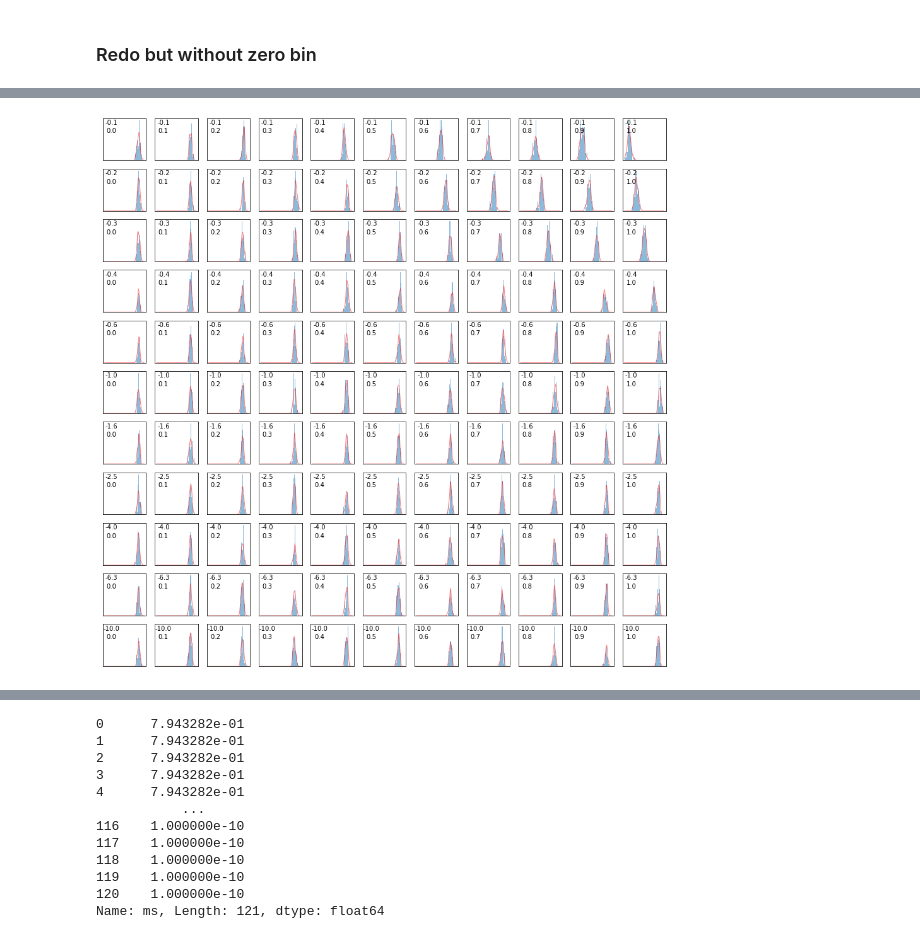
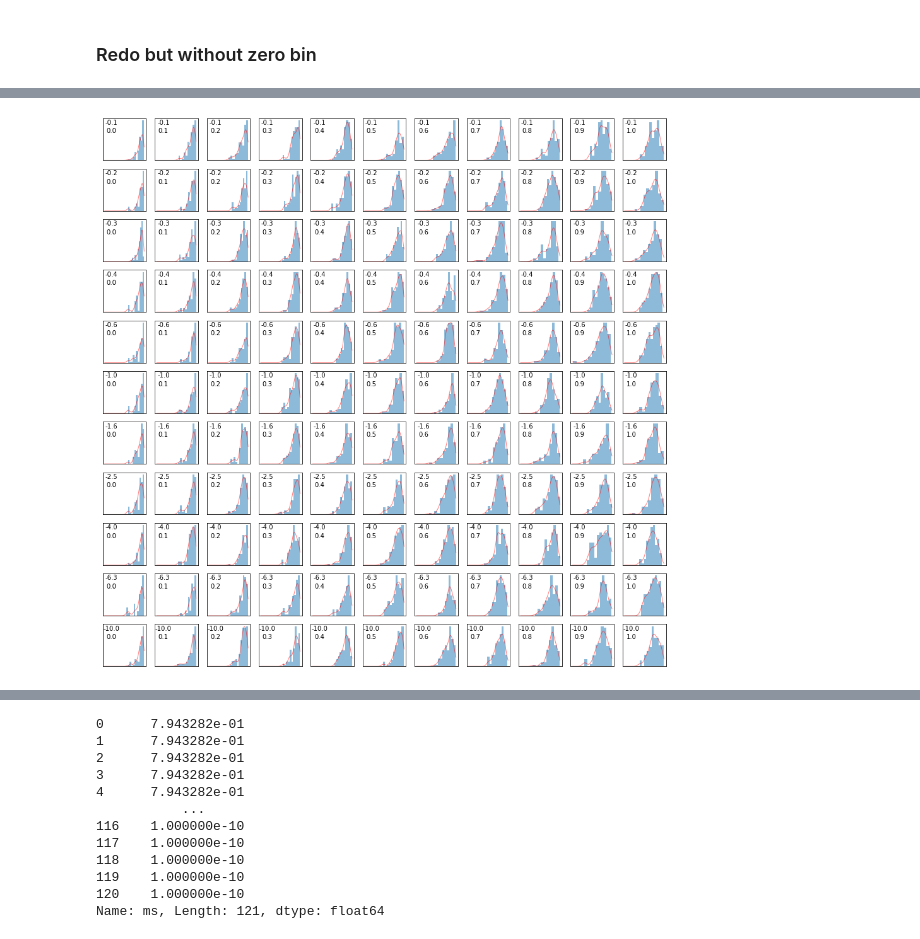
Before and after one commit to exoclam/sculpting, a Jupyter notebook: hipergator/analyze-hipergator-logslope.ipynb, the cells around one changed output, grey strips where cells are left out. Saved outputs shown, nothing was run; the diff lists cells and outputs as text; code cells hidden in the pictures.

```diff
--- a/hipergator/analyze-hipergator-logslope.ipynb
+++ b/hipergator/analyze-hipergator-logslope.ipynb
@@ -78,7 +78,7 @@ print(ms_corrected_for_plotting)
 import csv
 from ast import literal_eval
 
-with open('simulations_w_logslope.csv','r') as csvfile:
+with open('simulations_logtime.csv','r') as csvfile: # simulations_w_logslope.csv
     read_csv = csv.reader(csvfile, delimiter='\t')
     read_csv=list(read_csv)
 
@@ -499,7 +500,7 @@ def kde(x, x_grid, bandwidth):
 plt.figure(figsize=(16,16))
 index = 0
 ndim = 2
-nbins = 20
+nbins = 10
 nparams = 2
 draws = 50
 logLs = df.logLs_nonzero
@@ -509,34 +510,34 @@ upper = max([max(i) for i in logLs])
 bs = df.bs
 ms = df.ms
 mean_logLs = []
 mean_logLs2 = []
 for gi_m in range(11):
     for gi_b in range(11):
         ax = plt.subplot2grid((11,11), (gi_m,gi_b))
         ax.text(0.2, 0.9, round(ms[index], 1), horizontalalignment='center', verticalalignment='center', transform=ax.transAxes)
         ax.text(0.2, 0.7, bs[index], horizontalalignment='center', verticalalignment='center', transform=ax.transAxes)
         hist, bins = np.histogram(logLs[index], bins=20)
 
         x_grid = np.linspace(lower, upper, 100)
         kdepdf = kde_func(np.array(logLs[index]), x_grid, bandwidth=0.2) # generate KDE model
         mean_logLs.append(x_grid[np.argmax(kdepdf)])
         mean_logLs2.append(np.mean(logLs[index]))
         #random_from_kde = generate_rand_from_pdf(kdepdf, x_grid, draws) # generate random data from KDE distribution
         #print(kdepdf)
 
         bin_midpoints = bins[:-1] + np.diff(bins) / 2 # get positions of bin midpoints
         random_from_cdf = generate_rand_from_pdf(hist, bin_midpoints, draws) # generate random data from histogram
 
         #plt.hist(logLs[index], bins=np.linspace(lower, upper, 20))
         ax.hist(logLs[index], nbins, density=True, alpha=0.5) # plot histogram of normalized data
         ax.plot(x_grid, kdepdf, color='r', alpha=0.5, lw=1) # plot KDE over normalized histogram
         ax.get_xaxis().set_visible(False)
         ax.get_yaxis().set_visible(False)
 
         index += 1
 plt.show()
 # %% [output]
-[figure, old version]
+[figure, new version]
 # %%
 df
 # %% [output]
```
Also changed, not shown: parts of 14 cells of this notebook.
